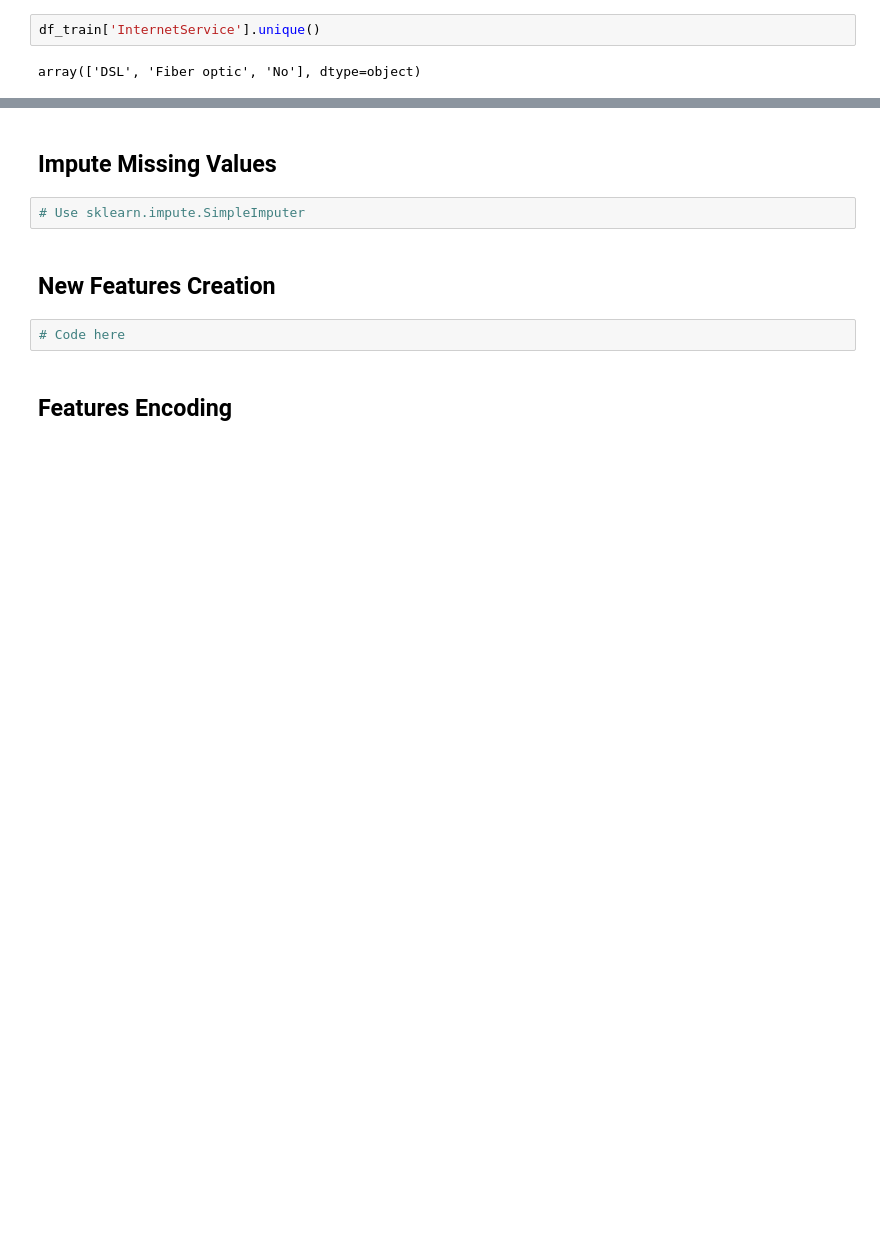
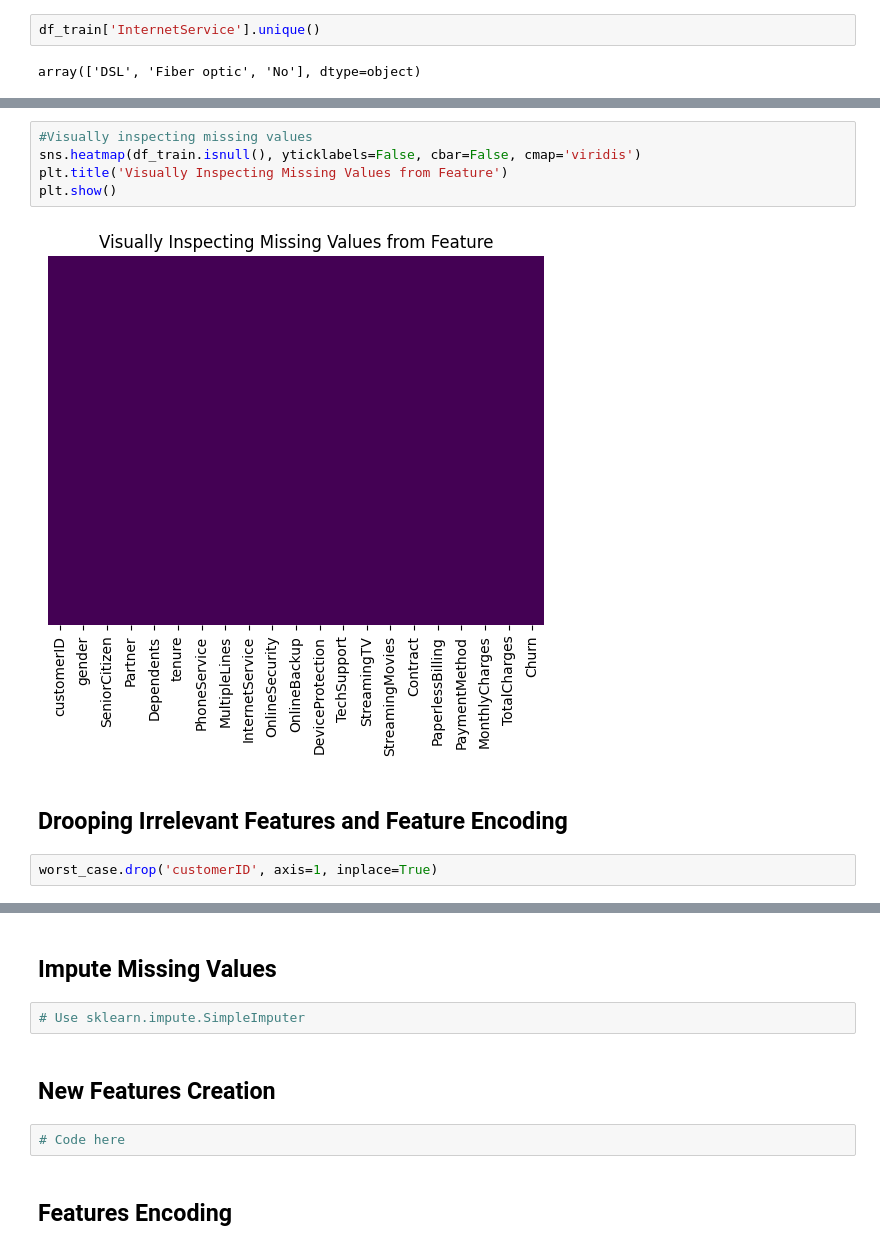
Before and after one commit to AlhassanLuqman/TEAM_ATHENS_LP2_CUSTOMER_CHURN, a Jupyter notebook: Team_Athens_LP2_Customer_Churn.ipynb, the cells around one changed output, grey strips where cells are left out. Cells and saved outputs as stored; diff of their text form; blank space fills up the shorter version.

```diff
--- a/Team_Athens_LP2_Customer_Churn.ipynb
+++ b/Team_Athens_LP2_Customer_Churn.ipynb
@@ -358,0 +466,11 @@ Index(['Unnamed: 0', 'customerID', 'gender', 'SeniorCitizen', 'Partner',
+# %%
+#Visually inspecting missing values
+sns.heatmap(df_train.isnull(), yticklabels=False, cbar=False, cmap='viridis')
+plt.title('Visually Inspecting Missing Values from Feature')
+plt.show()
+# %% [output]
+[figure, added]
+# %% [markdown]
+## Drooping Irrelevant Features and Feature Encoding
+# %%
+worst_case.drop('customerID', axis=1, inplace=True)
```
Also changed, not shown: parts of 85 cells of this notebook.
